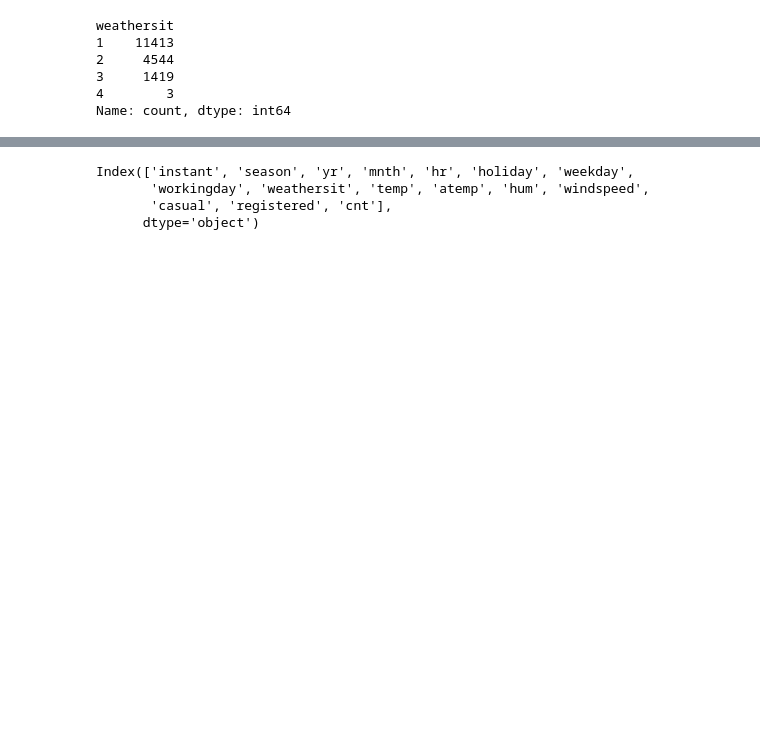
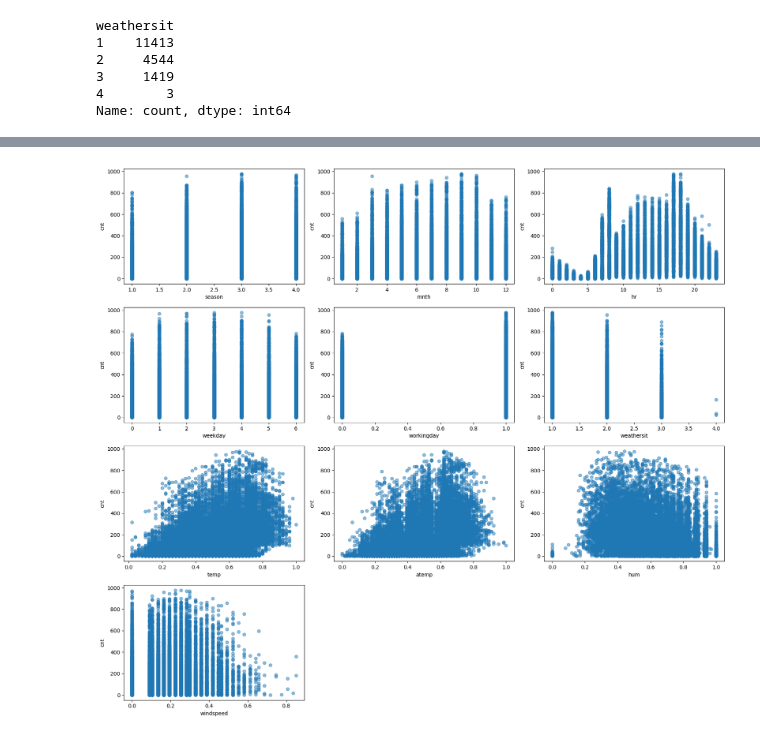
Before and after one commit to NicoloResmini/dtu-02450-projects, a Jupyter notebook: exploration.ipynb, the cells around one changed output, grey strips where cells are left out. Cells and saved outputs as stored; diff of their text form; code cells hidden in the pictures; blank space fills up the shorter version.

Commit message:
Update correlation

```diff
--- a/exploration.ipynb
+++ b/exploration.ipynb
@@ -163,36 +162,30 @@ plt.show()
-# %%
-print(variables)
-# %% [output]
-Index(['instant', 'season', 'yr', 'mnth', 'hr', 'holiday', 'weekday',
-       'workingday', 'weathersit', 'temp', 'atemp', 'hum', 'windspeed',
-       'casual', 'registered', 'cnt'],
-      dtype='object')
 # %%
 # Get the list of column names (variables)
 variables = df.columns
-
-# Assuming df is your DataFrame with your data
 
 interesting_vars = [1, 3, 4, 6, 7, 8, 9, 10, 11, 12]
 # Calculate the number of interesting variables
 num_interesting_vars = len(interesting_vars)
 
 # Set the figure size based on the number of interesting variables
-plt.figure(figsize=(15, 15))
+fig = plt.figure(figsize=(17, 15))
 
 # Plot the interesting variables against the last feature
 for i in range(num_interesting_vars):
     ax1 = plt.subplot(4, num_interesting_vars//3, i + 1)
     ax2 = ax1.twiny()  # Create a twin x-axis
     ax1.scatter(df.iloc[:, interesting_vars[i]], df.iloc[:, -1], alpha=0.5)
 
     # Set labels for the x and y axes
     ax1.set_xlabel(df.columns[interesting_vars[i]])
     ax1.set_ylabel(df.columns[-1])
 
     # Hide the secondary x-axis
     ax2.get_xaxis().set_visible(False)
 
 plt.tight_layout()
 plt.show()
+# fig.savefig('./res/plots/correlation.png')
+# %% [output]
+[figure, added]
 # %%
```
Also changed, not shown: parts of 6 cells of this notebook, 3 other files.
